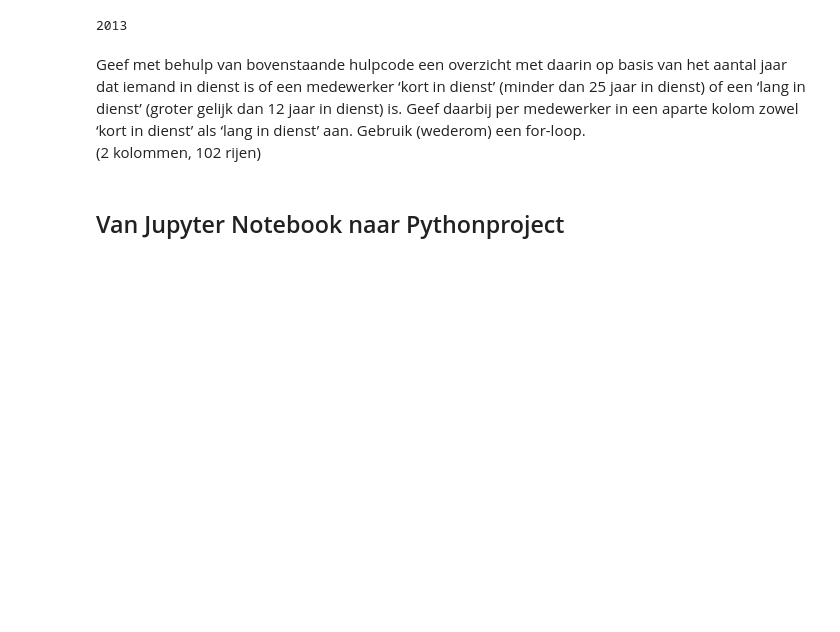
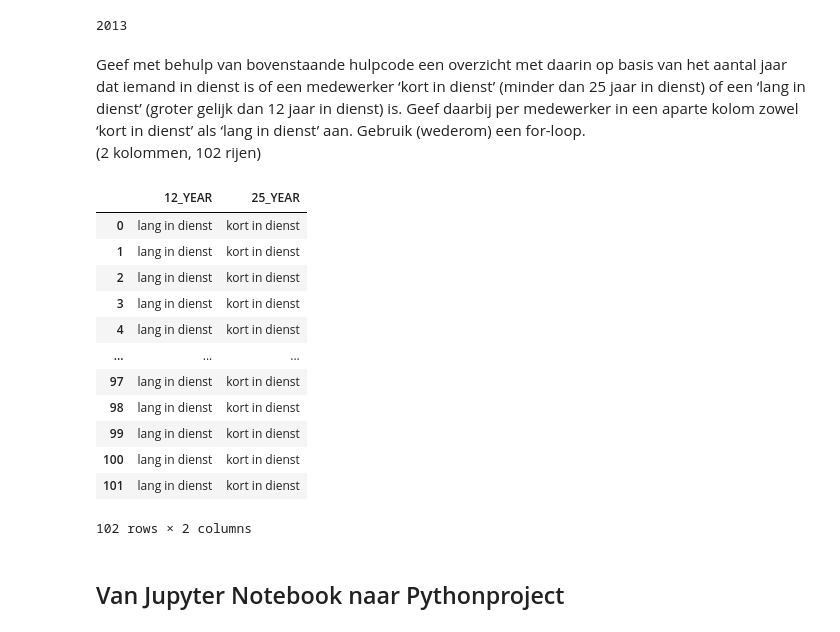
Before and after one commit to Jarnovis/DEDS_Portfolio, a Jupyter notebook: src/deds_portfolio/DEDS_WC_1.2_en_1.3_Opdrachten.ipynb, the cells around one changed output. Cells and saved outputs as stored; diff of their text form; code cells hidden in the pictures; blank space fills up the shorter version.

```diff
--- a/src/deds_portfolio/DEDS_WC_1.2_en_1.3_Opdrachten.ipynb
+++ b/src/deds_portfolio/DEDS_WC_1.2_en_1.3_Opdrachten.ipynb
@@ -538,6 +639,42 @@ date_obj.year
 # %% [markdown]
 Geef met behulp van bovenstaande hulpcode een overzicht met daarin op basis van het aantal jaar dat iemand in dienst is of een medewerker ‘kort in dienst’ (minder dan 25 jaar in dienst) of een ‘lang in dienst’ (groter gelijk dan 12 jaar in dienst) is. Geef daarbij per medewerker in een aparte kolom zowel ‘kort in dienst’ als ‘lang in dienst’ aan. Gebruik (wederom) een for-loop.<br>
 (2 kolommen, 102 rijen)
+# %%
+service = []
+
+date_format = "%Y-%m-%d"
+for index, row in sales_staff.iterrows():
+    in_service = datetime.strptime(row["DATE_HIRED"], date_format).year
+    today = date.today().year
+
+    if (today - in_service) >= 12:
+        row["12_YEAR"] = "lang in dienst"
+    else:
+        row["12_YEAR"] = "kort in dienst"
+
+    if (in_service - today) < 25:
+        row["25_YEAR"] = "kort in dienst"
+    else:
+        row["25_YEAR"] = "lang in dienst"
+
+    service.append(row[["12_YEAR", "25_YEAR"]])
+
+service = pd.DataFrame(service)
+service
+# %% [output]
+|  | 12_YEAR | 25_YEAR |
+| 0 | lang in dienst | kort in dienst |
+| 1 | lang in dienst | kort in dienst |
+| 2 | lang in dienst | kort in dienst |
+| 3 | lang in dienst | kort in dienst |
+| 4 | lang in dienst | kort in dienst |
+| ... | ... | ... |
+| 97 | lang in dienst | kort in dienst |
+| 98 | lang in dienst | kort in dienst |
+| 99 | lang in dienst | kort in dienst |
+| 100 | lang in dienst | kort in dienst |
+| 101 | lang in dienst | kort in dienst |
+102 rows × 2 columns
 # %% [markdown]
 ## Van Jupyter Notebook naar Pythonproject
 # %% [markdown]
```
Also changed, not shown: parts of 4 cells of this notebook.
